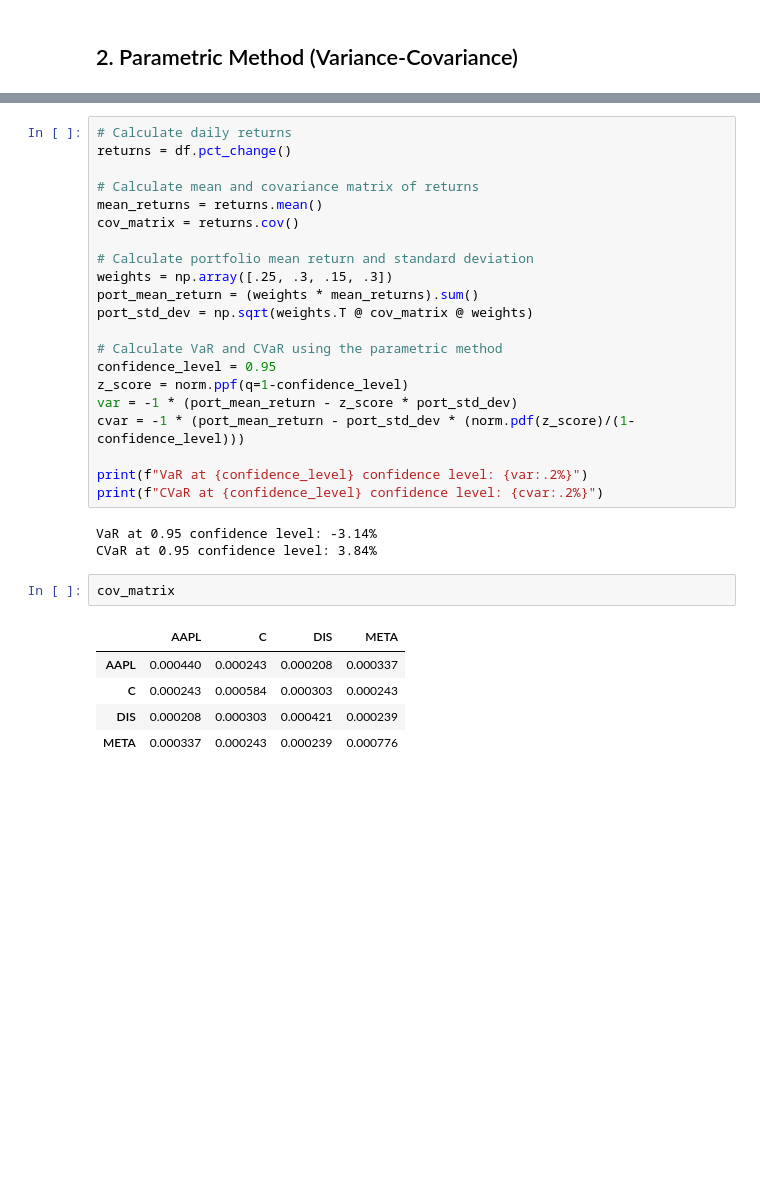
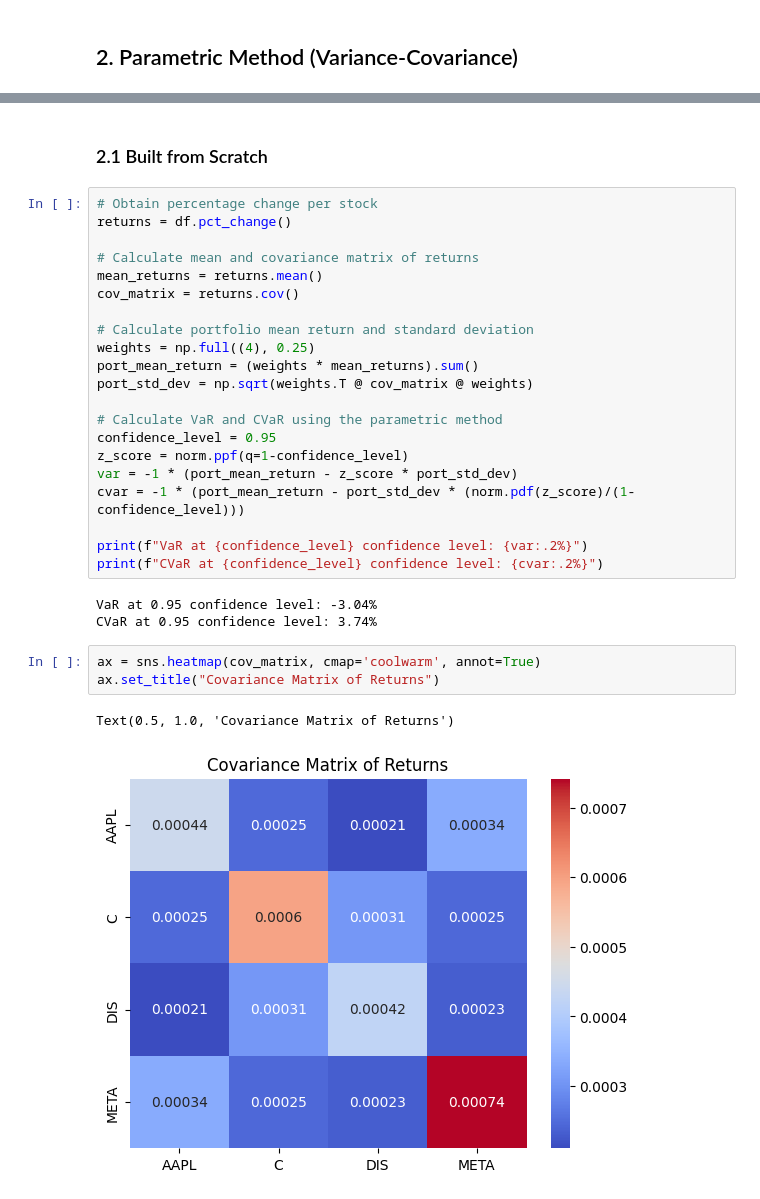
Before and after one commit to caesarw0/CVAR_analysis, a Jupyter notebook: VAR_CVAR_simple.ipynb, the cells around one changed output, grey strips where cells are left out. Drawn from its saved outputs; the diff is of its cells as text; blank space fills up the shorter version.

```diff
--- a/VAR_CVAR_simple.ipynb
+++ b/VAR_CVAR_simple.ipynb
@@ -67,5 +84,7 @@ CVaR at 0.95 confidence level: -4.49%
+# %% [markdown]
+### 2.1 Built from Scratch
 # %%
-# Calculate daily returns
+# Obtain percentage change per stock
 returns = df.pct_change()
 
 # Calculate mean and covariance matrix of returns
@@ -73,7 +92,7 @@ mean_returns = returns.mean()
 cov_matrix = returns.cov()
 
 # Calculate portfolio mean return and standard deviation
-weights = np.array([.25, .3, .15, .3])
+weights = np.full((4), 0.25)
 port_mean_return = (weights * mean_returns).sum()
 port_std_dev = np.sqrt(weights.T @ cov_matrix @ weights)
 
@@ -86,14 +105,12 @@ cvar = -1 * (port_mean_return - port_std_dev * (norm.pdf(z_score)/(1-confidence_
 print(f"VaR at {confidence_level} confidence level: {var:.2%}")
 print(f"CVaR at {confidence_level} confidence level: {cvar:.2%}")
 # %% [output]
-VaR at 0.95 confidence level: -3.14%
-CVaR at 0.95 confidence level: 3.84%
+VaR at 0.95 confidence level: -3.04%
+CVaR at 0.95 confidence level: 3.74%
-# %%
-cov_matrix
-# %% [output]
-|  | AAPL | C | DIS | META |
-| AAPL | 0.000440 | 0.000243 | 0.000208 | 0.000337 |
-| C | 0.000243 | 0.000584 | 0.000303 | 0.000243 |
-| DIS | 0.000208 | 0.000303 | 0.000421 | 0.000239 |
-| META | 0.000337 | 0.000243 | 0.000239 | 0.000776 |
+# %%
+ax = sns.heatmap(cov_matrix, cmap='coolwarm', annot=True)
+ax.set_title("Covariance Matrix of Returns")
+# %% [output]
+Text(0.5, 1.0, 'Covariance Matrix of Returns')
+[figure, added]
 # %% [markdown]
```
Also changed, not shown: parts of 29 cells of this notebook.
